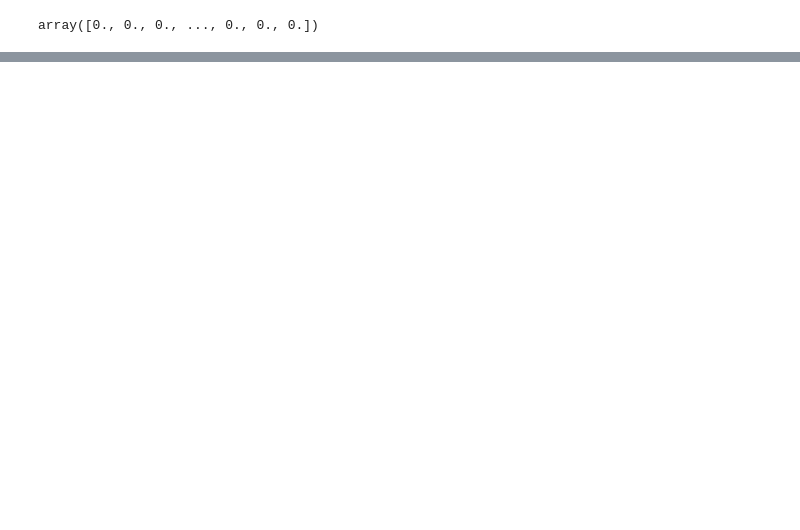
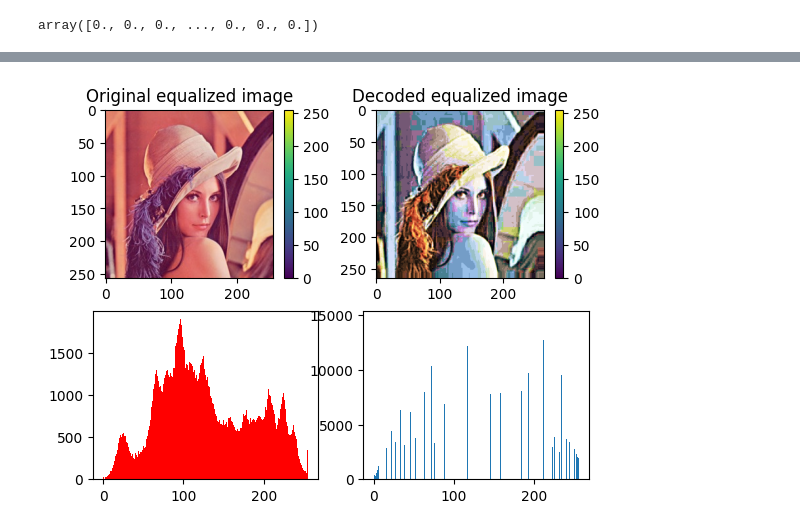
Before and after one commit to PailBoy/TP_theoprie_information, a Jupyter notebook: TP1_jpeg_francais.ipynb, the cells around one changed output, grey strips where cells are left out. Saved outputs shown, nothing was run; the diff lists cells and outputs as text; code cells hidden in the pictures; blank space fills up the shorter version.

```diff
--- a/TP1_jpeg_francais.ipynb
+++ b/TP1_jpeg_francais.ipynb
@@ -798,9 +791,0 @@ for i in blocks :
-# %%
-#Application de la quantification
-def quantize(block, quant_matrix):
-    """
-    Applique la quantification à un bloc 8x8.
-    """
-    return np.round(block / quant_matrix).astype(np.int32)
-for i in blocks :
-    print(quantize(i, qY))
@@ -1052,0 +987,20 @@ IndexError: list index out of range
+# %%
+imgRecons = jpegDecode(yRLC, img_gray)
+displayResults(img_gray, imgRecons, "luminance", "gray")
+
+reconstructed_r = jpegDecode(redRLC, imgCR)
+displayResults(imgCR, reconstructed_r, "red chrominance", "hot")
+
+reconstructed_b = jpegDecode(blueRLC, imgCB)
+displayResults(imgCB, reconstructed_b, "blue chrominance", "cool")
+
+
+reconstructed_img = np.zeros_like(imgPadding)
+
+reconstructed_img[:,:,0] = imgRecons
+reconstructed_img[:,:,1] = reconstructed_r
+reconstructed_img[:,:,2] = reconstructed_b
+
+reconstructed_img = cv2.cvtColor(reconstructed_img, cv2.COLOR_YCrCb2BGR)
+
+displayResults(imgOriginal, reconstructed_img, "image")
@@ -1052,0 +1012,17 @@ IndexError: list index out of range
+# %%
+def imgNormalization(image):
+    imgRed, imgGreen, imgBlue = cv2.split(image)
+
+    imageRedEqu = cv2.equalizeHist(imgRed)
+    imageGreenEqu = cv2.equalizeHist(imgGreen)
+    imageBlueEqu = cv2.equalizeHist(imgBlue)
+
+    return cv2.merge((imageRedEqu, imageGreenEqu, imageBlueEqu))
+
+
+reconstructed_img = imgNormalization(reconstructed_img)
+
+# Show the equalized image
+displayResults(imgOriginal, reconstructed_img, "equalized image")
+# %% [output]
+[figure, added]
```
Also changed, not shown: parts of 29 cells of this notebook, 2 other files.
